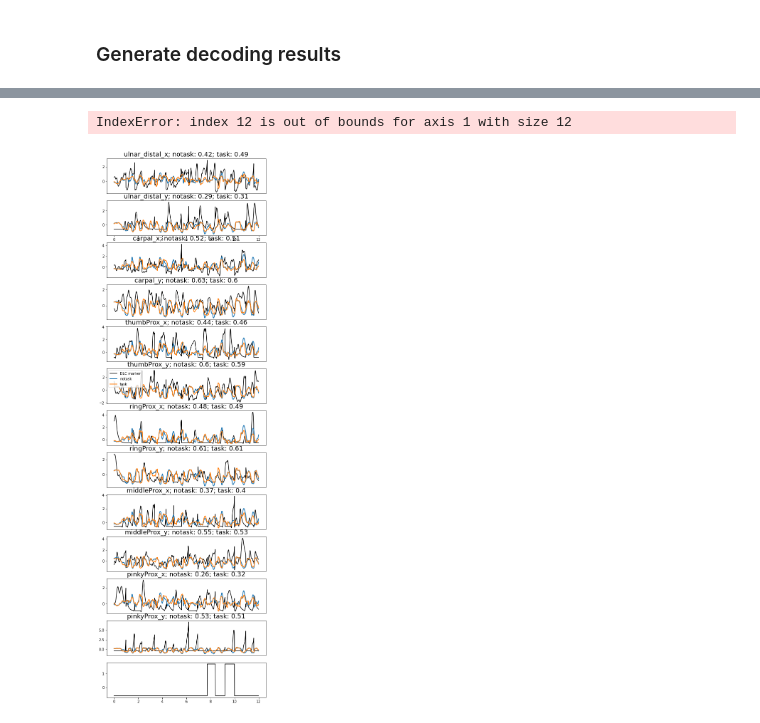
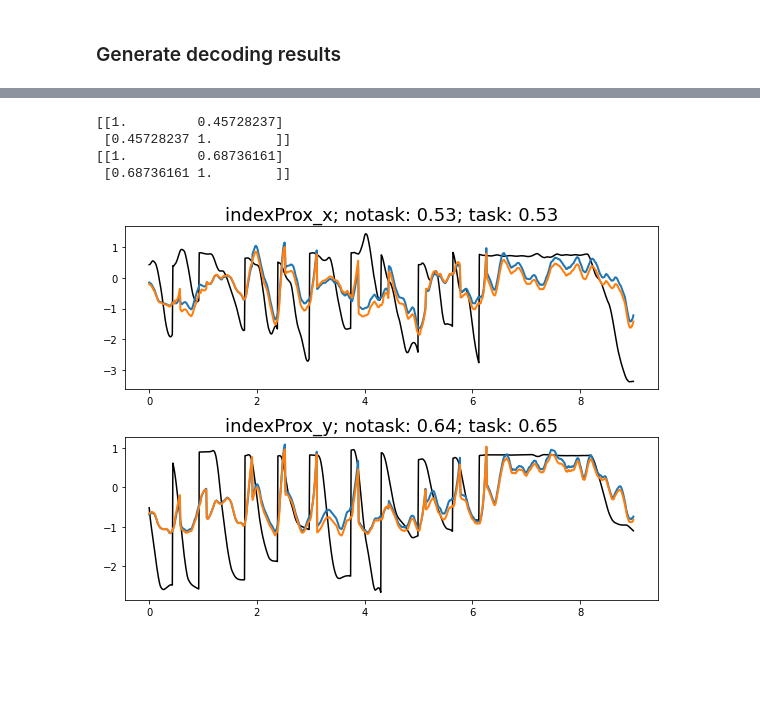
Before and after one commit to ntolley/SEE_decoding, a Jupyter notebook: notebooks/movement_decoding_rnn.ipynb, the cells around one changed output, grey strips where cells are left out. Saved outputs shown, nothing was run; the diff lists cells and outputs as text; code cells hidden in the pictures; blank space fills up the shorter version.

```diff
--- a/notebooks/movement_decoding_rnn.ipynb
+++ b/notebooks/movement_decoding_rnn.ipynb
@@ -368,14 +434,14 @@ def run_rnn(pred_df, neural_df, neural_offset, task_info=True, window_size=10):
 # %% [markdown]
 ### Generate decoding results
 # %%
-neural_offset = 20
-window_size = 20
-
-func_dict = {'wiener': run_wiener, 'rnn': run_rnn}
+neural_offset = 2
+window_size = 30
+# func_dict = {'wiener': run_wiener, 'rnn': run_rnn}
+func_dict = {'wiener': run_wiener, 'ann': run_ann}
 # func_dict = {'wiener': run_wiener}
 
-df_dict = {'task': {'df': task_neural_noeyes_df, 'task_info': True},
-           'notask': {'df': notask_neural_noeyes_df, 'task_info': False}}
+df_dict = {'task': {'df': task_neural_noeyes_df, 'task_info': True, 'num_cat': 4},
+           'notask': {'df': notask_neural_noeyes_df, 'task_info': False, 'num_cat': 0}}
         #    'notask_neural_eyes': {'df': notask_neural_eyes_df, 'task_info': False},
         #    'task_neural_eyes': {'df': notask_neural_eyes_df, 'task_info': True,}}
            #'eyes': {'df': eye_df, 'task_info': False}}
@@ -385,7 +451,7 @@ for func_name, func in func_dict.items():
     decode_results[func_name] = dict()
     for df_type, pred_df in df_dict.items():
         train_pred, test_pred, train_corr, test_corr = func(wrist_df, pred_df['df'], neural_offset, task_info=pred_df['task_info'],
-                                                            window_size=window_size)
+                                                            window_size=window_size, num_cat=pred_df['num_cat'])
         #train_pred, test_pred, train_corr, test_corr = func(kinematic_df, pred_df['df'], neural_offset, task_info=pred_df['task_info'])
 
         decode_results[func_name][df_type] = {
@@ -417,7 +473,8 @@ Epoch: 50/1000 ... Train Loss: 0.4389  ... Validation Loss: 0.6734
 # exclude_processing = exclude_processing.astype(bool)
 
 data_arrays, generators = mocap_functions.make_generators(
-wrist_df, neural_df, neural_offset, cv_dict, metadata, exclude_neural=None, window_size=window_size)
+wrist_df, neural_df, neural_offset, cv_dict, metadata, exclude_neural=None, window_size=window_size,
+flip_outputs=True)
 
 # Unpack tuple into variables
 training_set, validation_set, testing_set = data_arrays
@@ -429,46 +486,50 @@ y_train_data = training_set[:][1][:,-1,:].detach().cpu().numpy()
 X_test_data = testing_set[:][0][:,-1,:].detach().cpu().numpy()
 y_test_data = testing_set[:][1][:,-1,:].detach().cpu().numpy()
 # %%
-plt.figure(figsize=(8, 30))
-tstart = 3000
-bounds = np.arange(tstart, tstart + 1200)
+tstart = 0
+bounds = np.arange(tstart, tstart + 900)
 x_vals = np.arange(len(bounds))/100
 
 decoder_type = 'rnn'
+# decoder_type = 'ann'
 # decoder_type = 'wiener'
 cond1 = 'notask'
 cond2 = 'task'
 
 #marker_names = ['Carpal X', 'Carpal Y', 'Radius X', 'Radius Y', 'Ulnar X', 'Ulnar Y']
 marker_names = np.concatenate([[f'{mrk}_x', f'{mrk}_y'] for mrk in marker_list])
 
-
+plt.figure(figsize=(8, 3*(len(marker_names))))
 for col_idx in range(len(marker_names)):
     plt.subplot(len(marker_names), 1, col_idx+1)
     plt.plot(x_vals, y_test_data[bounds, col_idx], color='k', label='DLC marker')
     plt.plot(x_vals, decode_results[decoder_type][cond1]['test_pred'][bounds, col_idx], color='C0', linewidth=2, label=cond1)
     plt.plot(x_vals, decode_results[decoder_type][cond2]['test_pred'][bounds, col_idx], color='C1', linewidth=2, label=cond2)
 
+    print(np.corrcoef(y_test_data[bounds, col_idx], decode_results[decoder_type][cond1]['test_pred'][bounds, col_idx]))
 
     layout_corr = np.round(decode_results[decoder_type][cond1]['test_corr'][col_idx], 2)
     nolayout_corr = np.round(decode_results[decoder_type][cond2]['test_corr'][col_idx], 2)
     plt.title(f"{marker_names[col_idx]}; {cond1}: {layout_corr}; {cond2}: {nolayout_corr}", fontsize=18)
 
-    if col_idx == 1:
-        plt.xlabel('Time (s)', fontsize=16)
-    else:
-        plt.xticks([])
+    # if col_idx == 1:
+    #     plt.xlabel('Time (s)', fontsize=16)
+    # else:
+    #     plt.xticks([])
 
-    if col_idx == 5:
-        plt.legend()
+    # if col_idx == 5:
+    #     plt.legend()
 
     plt.ylim(plt.ylim())
     plt.xlim(plt.xlim())
 
     #plt.vlines(x=[3, 6, 9, 12],ymin=-10000, ymax=100000, color='k', linewidth=10, linestyle='-', alpha=0.3)
 plt.tight_layout()
 # plt.savefig(f'movement_decoding_trajectory_{num_neurons}_neurons_layout.png')
 # %% [output]
-IndexError: index 12 is out of bounds for axis 1 with size 12
+[[1.         0.45728237]
+ [0.45728237 1.        ]]
+[[1.         0.68736161]
+ [0.68736161 1.        ]]
-[figure, old version]
+[figure, new version]
 # %%
```
Also changed, not shown: parts of 13 cells of this notebook, 2 other files.
